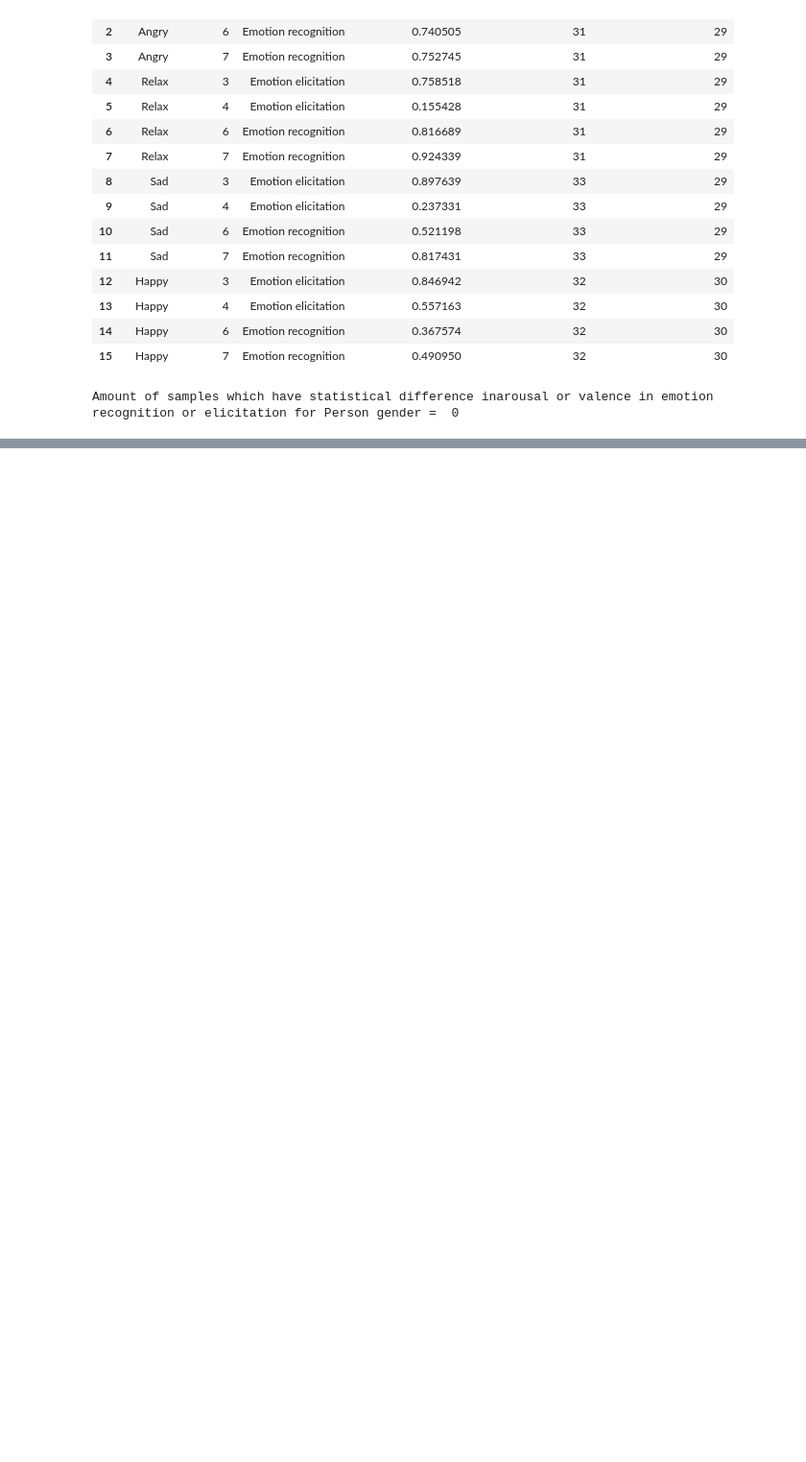
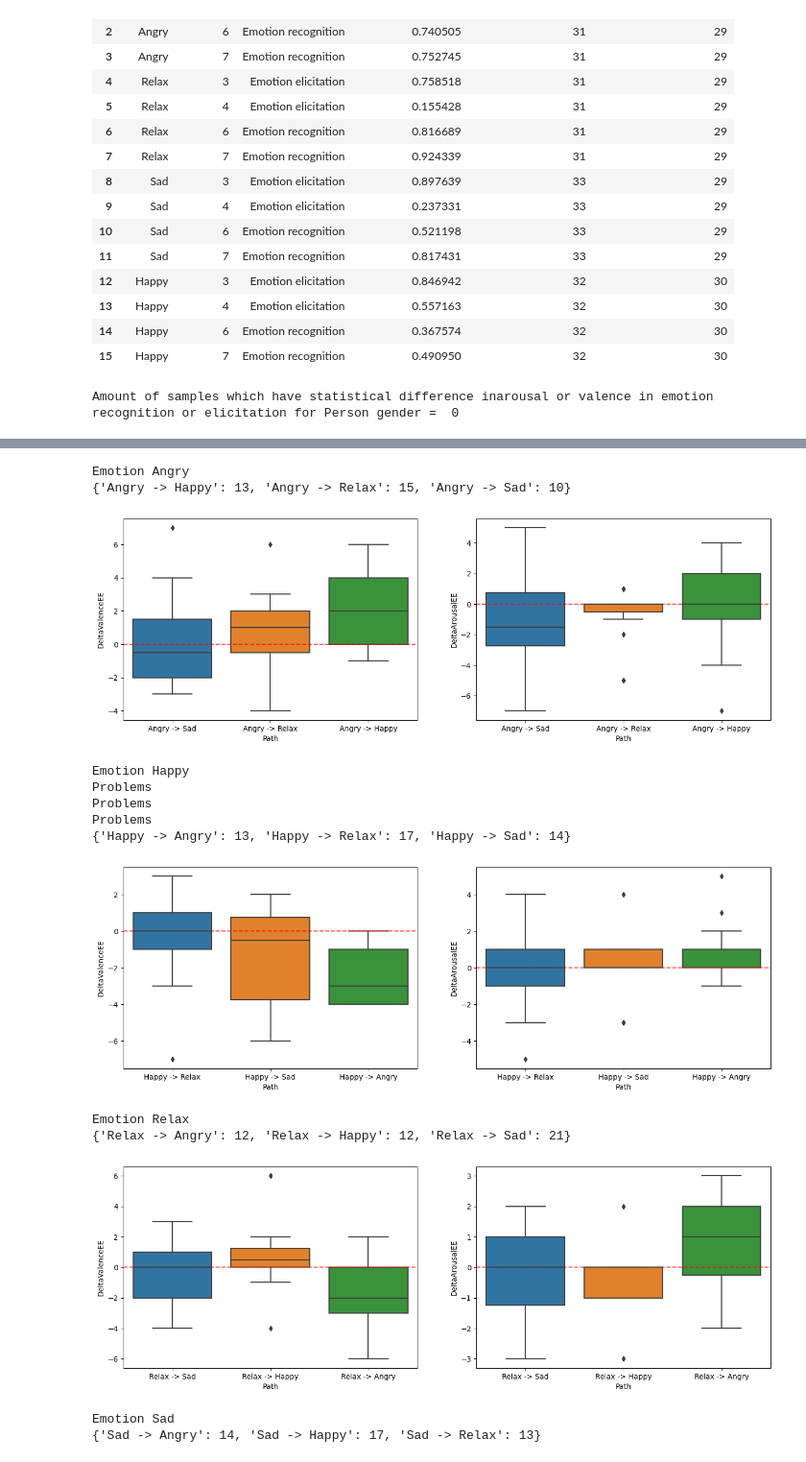
Before and after one commit to ASAPLableni/LableniBot, a Jupyter notebook: DataAnalysis/CodeofRevision.ipynb, the cells around one changed output, grey strips where cells are left out. Shown at 96% size. Saved outputs shown, nothing was run; the diff lists cells and outputs as text; code cells hidden in the pictures; blank space fills up the shorter version.

```diff
--- a/DataAnalysis/CodeofRevision.ipynb
+++ b/DataAnalysis/CodeofRevision.ipynb
@@ -418,0 +735,13 @@ Amount of samples which have statistical difference inarousal or valence in emot
+# %%
+df_merge = df_all_cuest.merge(df_order_vh_info, left_on=["SubjectId", "Personality"], right_on=["Subject", "VHEmotion"])
+demo_cols_list = ['AgeYears', 'GenderFem', 'GenderOther', 'NumHPlayVGame', 'PlayVGame', 'OrdinalPs', 'NoMedicine', 'SubjectId', 'GenderMale']
+df_merge = df_merge.merge(df_demo[demo_cols_list], left_on="SubjectId", right_on="SubjectId")
+
+cols_to_drop = [
+    'Unnamed: 0', 'respondent_id', 'collector_id', 'date_created',
+    'date_modified', 'ip_address', 'email_address', 'first_name',
+    'last_name', 'custom_1'
+]
+
+df_merge = df_merge.drop(columns=cols_to_drop)
+df_merge
@@ -418,0 +762,66 @@ Amount of samples which have statistical difference inarousal or valence in emot
+# %%
+for em, df_em in df_merge.groupby("VHEmotion"):
+
+    print("Emotion", em)
+
+    # rest_emotions = [e for e in Parameters.emot_states if e != em]
+
+    save_data_list = []
+    for i in range(df_em.shape[0]):
+
+        user = df_em["Usuario"].iloc[i]
+        actual_order_vh_emot = df_em["OrderAppear"].iloc[i]
+
+        if actual_order_vh_emot >= 5:
+            continue
+
+        future_order_vh_emot = actual_order_vh_emot + 1
+
+        df_fut_vh = df_merge[(df_merge["Usuario"] == user) & (df_merge["OrderAppear"] == future_order_vh_emot)]
+
+        if df_fut_vh.shape[0] != 1:
+            print("Problems")
+            continue
+
+        em_future = df_fut_vh["VHEmotion"].iloc[0]
+
+        if em == em_future:
+            continue
+
+        save_data_list.append({
+            "Subject": user,
+            "Path": em + " -> " + em_future,
+            "DeltaValenceEE": df_fut_vh["Question3"].iloc[0] - df_em["Question3"].iloc[i],
+            "DeltaArousalEE": df_fut_vh["Question4"].iloc[0] - df_em["Question4"].iloc[i],
+            "DeltaValenceEI": df_fut_vh["Question6"].iloc[0] - df_em["Question6"].iloc[i],
+            "DeltaArousalEI": df_fut_vh["Question7"].iloc[0] - df_em["Question7"].iloc[i],
+        })
+
+    df_path_emot = pd.DataFrame(save_data_list)
+    print({k:df_k.shape[0] for k, df_k in df_path_emot.groupby("Path")})
+
+    fig = plt.figure(figsize=(16, 5))
+    fig.add_subplot(1,2,1)
+    sns.boxplot(data=df_path_emot, x="Path", y="DeltaValenceEE")
+    plt.axhline(0, linestyle="--", c="red", alpha=0.7)
+
+    fig.add_subplot(1,2,2)
+    sns.boxplot(data=df_path_emot, x="Path", y="DeltaArousalEE")
+    plt.axhline(0, linestyle="--", c="red", alpha=0.7)
+
+    plt.show()
+# %% [output]
+Emotion Angry
+{'Angry -> Happy': 13, 'Angry -> Relax': 15, 'Angry -> Sad': 10}
+[figure, added]
+Emotion Happy
+Problems
+Problems
+Problems
+{'Happy -> Angry': 13, 'Happy -> Relax': 17, 'Happy -> Sad': 14}
+[figure, added]
+Emotion Relax
+{'Relax -> Angry': 12, 'Relax -> Happy': 12, 'Relax -> Sad': 21}
+[figure, added]
+Emotion Sad
+{'Sad -> Angry': 14, 'Sad -> Happy': 17, 'Sad -> Relax': 13}
```
Also changed, not shown: parts of 33 cells of this notebook, 1 other file.
